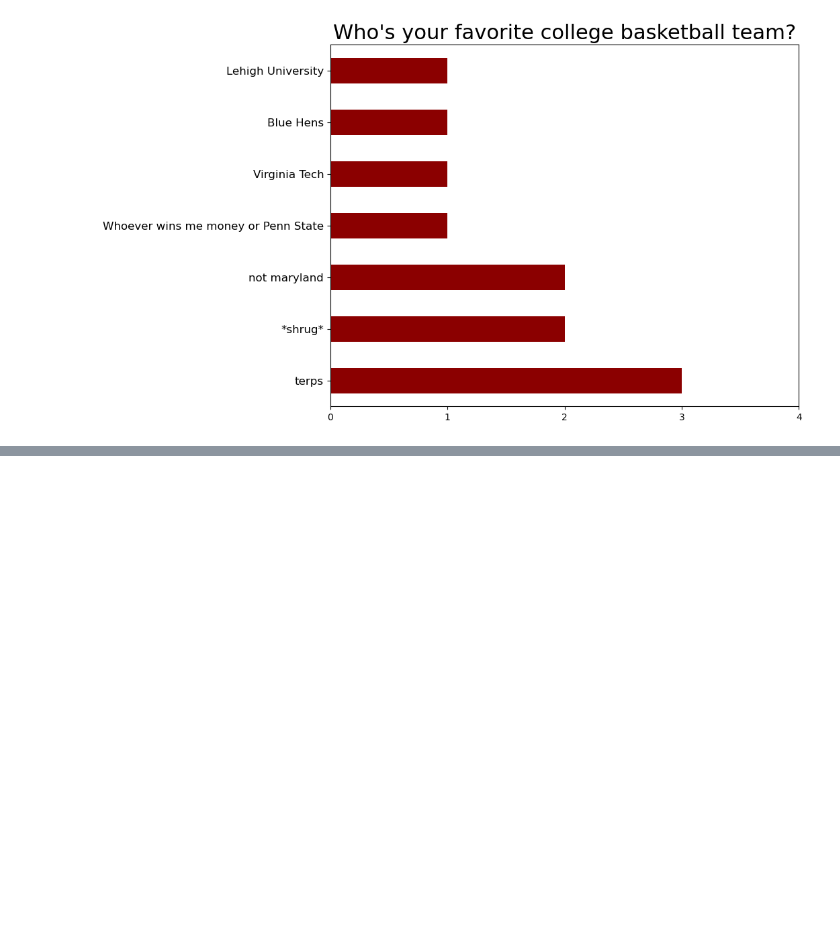
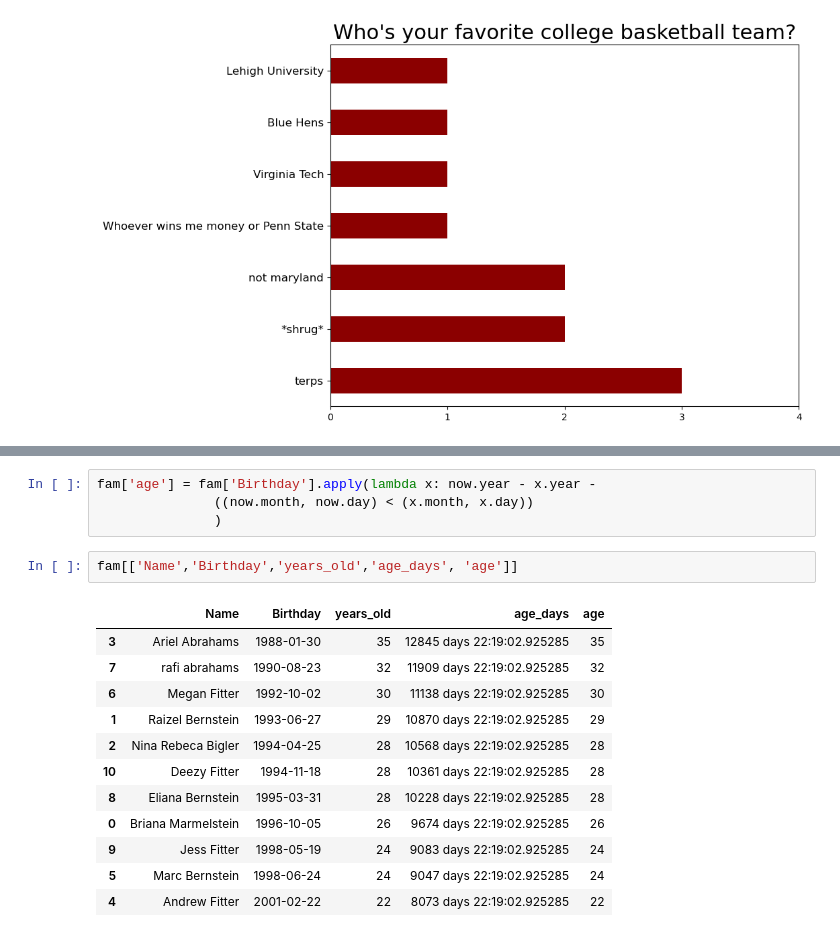
Before and after one commit to MarcBernstein0/raizel-practice-questions, a Jupyter notebook: notebook/family_2023updates.ipynb, the cells around one changed output, grey strips where cells are left out. Cells and saved outputs as stored; diff of their text form; blank space fills up the shorter version.

```diff
--- a/notebook/family_2023updates.ipynb
+++ b/notebook/family_2023updates.ipynb
@@ -131,0 +160,19 @@ Name: Birthday, dtype: object
+# %%
+fam['age'] = fam['Birthday'].apply(lambda x: now.year - x.year -
+               ((now.month, now.day) < (x.month, x.day))
+               )
+# %%
+fam[['Name','Birthday','years_old','age_days', 'age']]
+# %% [output]
+|  | Name | Birthday | years_old | age_days | age |
+| 3 | Ariel Abrahams | 1988-01-30 | 35 | 12845 days 22:19:02.925285 | 35 |
+| 7 | rafi abrahams | 1990-08-23 | 32 | 11909 days 22:19:02.925285 | 32 |
+| 6 | Megan Fitter | 1992-10-02 | 30 | 11138 days 22:19:02.925285 | 30 |
+| 1 | Raizel Bernstein | 1993-06-27 | 29 | 10870 days 22:19:02.925285 | 29 |
+| 2 | Nina Rebeca Bigler | 1994-04-25 | 28 | 10568 days 22:19:02.925285 | 28 |
+| 10 | Deezy Fitter | 1994-11-18 | 28 | 10361 days 22:19:02.925285 | 28 |
+| 8 | Eliana Bernstein | 1995-03-31 | 28 | 10228 days 22:19:02.925285 | 28 |
+| 0 | Briana Marmelstein | 1996-10-05 | 26 | 9674 days 22:19:02.925285 | 26 |
+| 9 | Jess Fitter | 1998-05-19 | 24 | 9083 days 22:19:02.925285 | 24 |
+| 5 | Marc Bernstein | 1998-06-24 | 24 | 9047 days 22:19:02.925285 | 24 |
+| 4 | Andrew Fitter | 2001-02-22 | 22 | 8073 days 22:19:02.925285 | 22 |
```
Also changed, not shown: parts of 27 cells of this notebook.
